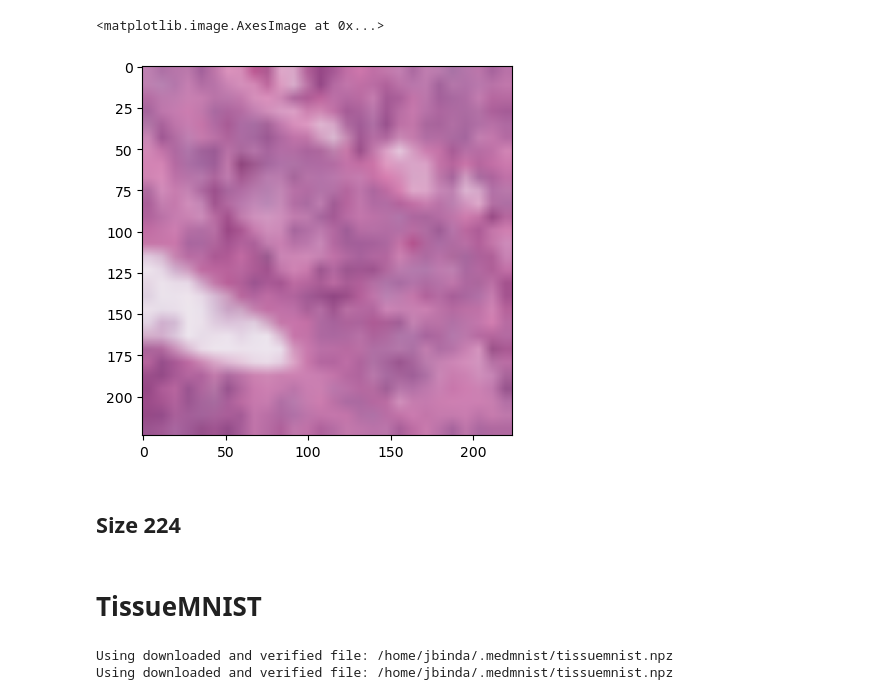
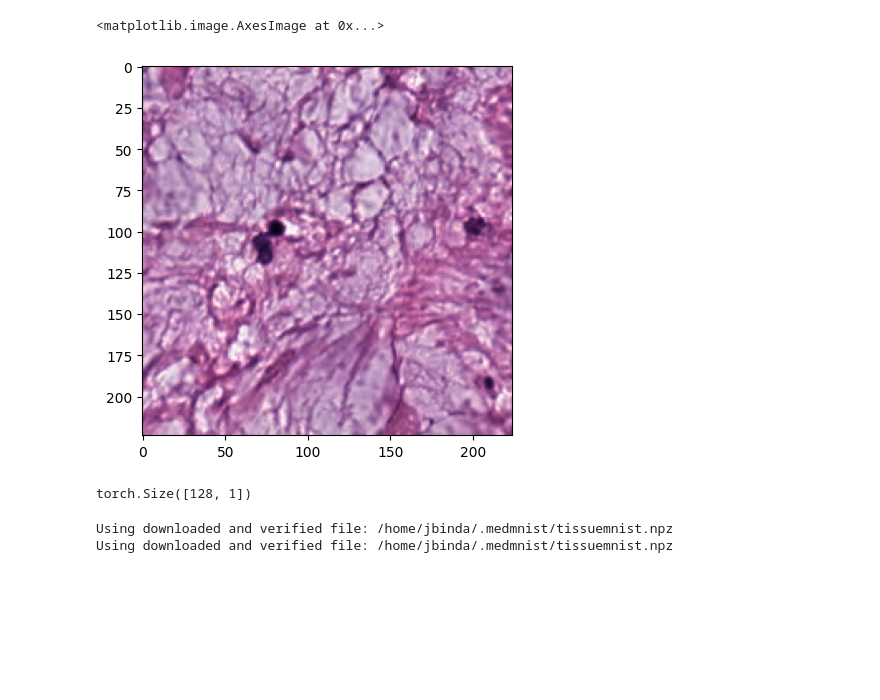
Before and after one commit to jbindaAI/MedMNIST, a Jupyter notebook: MedMnist_overview.ipynb, the cells around one changed output. Drawn from its saved outputs; the diff is of its cells as text; code cells hidden in the pictures; blank space fills up the shorter version.

```diff
--- a/MedMnist_overview.ipynb
+++ b/MedMnist_overview.ipynb
@@ -19,33 +0,0 @@ import matplotlib.pyplot as plt
-# %%
-data_flag = 'pathmnist'
-download = True
-
-NUM_EPOCHS = 3
-BATCH_SIZE = 128
-lr = 0.001
-
-info = INFO[data_flag]
-task = info['task']
-n_channels = info['n_channels']
-n_classes = len(info['label'])
-
-DataClass = getattr(medmnist, info['python_class'])
-# %%
-# preprocessing
-data_transform = transforms.Compose([
-    #transforms.ToTensor(),
-    v2.PILToTensor()
-    #transforms.Resize(224)
-    #transforms.Normalize(mean=[.5], std=[.5])
-])
-
-# load the data
-train_dataset = DataClass(split='train', transform=data_transform, download=download)
-test_dataset = DataClass(split='test', transform=data_transform, download=download)
-
-pil_dataset = DataClass(split='train', download=download)
-
-# encapsulate data into dataloader form
-train_loader = data.DataLoader(dataset=train_dataset, batch_size=BATCH_SIZE, shuffle=True)
-train_loader_at_eval = data.DataLoader(dataset=train_dataset, batch_size=2*BATCH_SIZE, shuffle=False)
-test_loader = data.DataLoader(dataset=test_dataset, batch_size=2*BATCH_SIZE, shuffle=False)
@@ -114,12 +125,7 @@ tensor([0.1237, 0.1768, 0.1244])
 # %%
 batch = next(iter(train_loader))
 # %%
-example = batch[0][0,:,:]
-example = torch.movedim(example, 0, 2)
+plt.imshow(torch.movedim(batch[0][0], 0,2))
+# %% [output]
+<matplotlib.image.AxesImage at 0x...>
+[figure, added]
-# %%
-plt.imshow(example)
-# %% [output]
-<matplotlib.image.AxesImage at 0x...>
-[figure, removed]
-# %% [markdown]
-## Size 224
@@ -138,5 +132,7 @@ train_loader = data.DataLoader(dataset=train_dataset, batch_size=BATCH_SIZE, shu
-# %% [markdown]
-# TissueMNIST
+# %%
+batch[1].shape
+# %% [output]
+torch.Size([128, 1])
 # %%
 data_flag = 'tissuemnist'
 download = True
```
Also changed, not shown: parts of 43 cells of this notebook, 4 other files.
